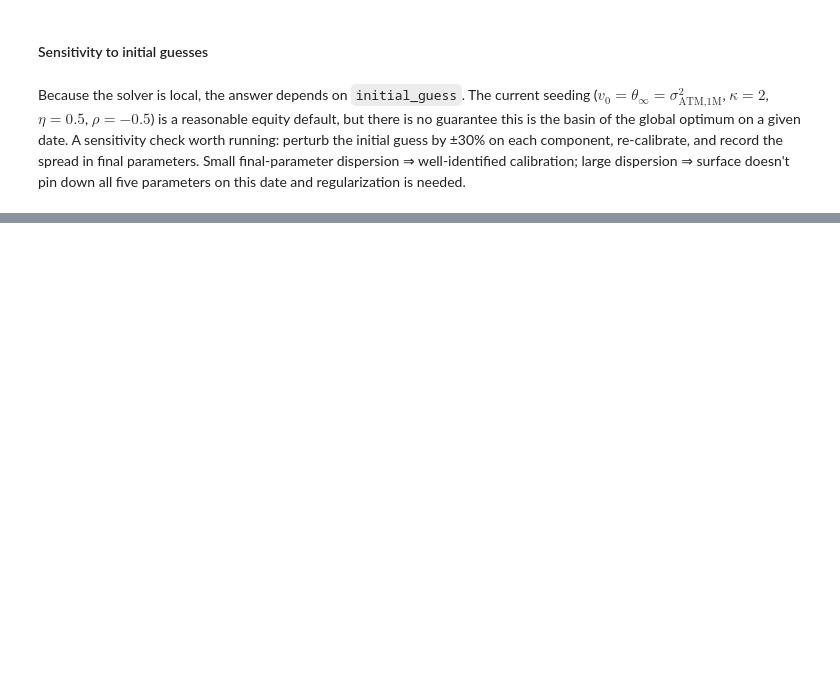
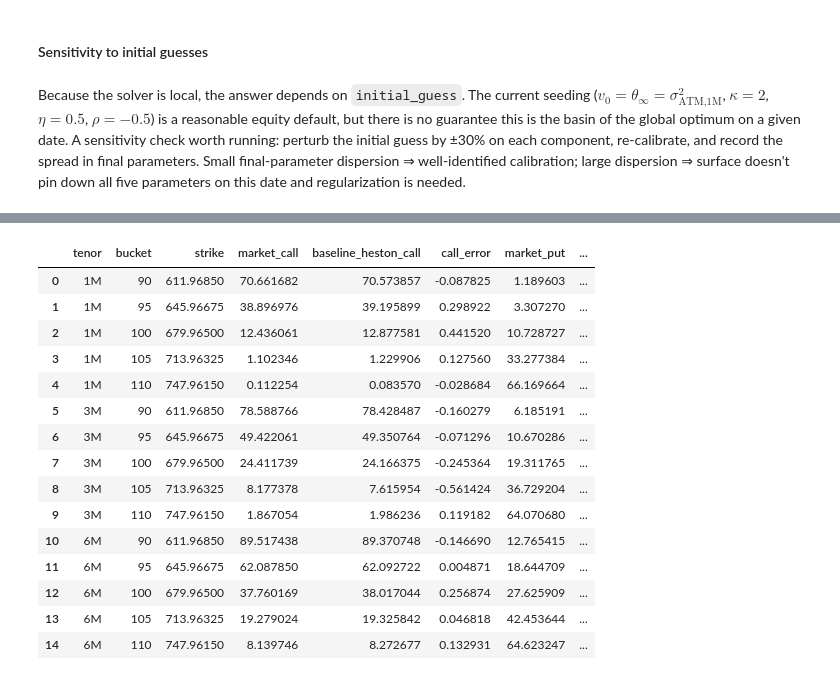
Before and after one commit to maa2420-cloud/heston_calibration_optimization_ipynb, a Jupyter notebook: heston_calibration.ipynb, the cells around one changed output, grey strips where cells are left out. Saved outputs shown, nothing was run; the diff lists cells and outputs as text; code cells hidden in the pictures; blank space fills up the shorter version.

```diff
--- a/heston_calibration.ipynb
+++ b/heston_calibration.ipynb
@@ -131,0 +484,58 @@ Small final-parameter dispersion ⇒ well-identified calibration; large dispersi
+# %%
+# Comparing baseline Heston prices against market-derived prices.
+
+spot = float(calibration_df["spot"].iloc[0])
+rate = float(calibration_df["rate"].iloc[0]) / 100.0
+div = float(calibration_df["div"].iloc[0]) / 100.0
+
+calibration_df["baseline_heston_call"] = heston_price_pyfeng(
+    strikes=calibration_df["strike"].values,
+    spot=spot,
+    texp=calibration_df["texp"].values,
+    rate=rate,
+    div=div,
+    params=baseline_params,
+    cp=1
+)
+
+calibration_df["baseline_heston_put"] = heston_price_pyfeng(
+    strikes=calibration_df["strike"].values,
+    spot=spot,
+    texp=calibration_df["texp"].values,
+    rate=rate,
+    div=div,
+    params=baseline_params,
+    cp=-1
+)
+
+calibration_df["call_error"] = calibration_df["baseline_heston_call"] - calibration_df["market_call"]
+calibration_df["put_error"] = calibration_df["baseline_heston_put"] - calibration_df["market_put"]
+
+calibration_df[[
+    "tenor",
+    "bucket",
+    "strike",
+    "market_call",
+    "baseline_heston_call",
+    "call_error",
+    "market_put",
+    "baseline_heston_put",
+    "put_error"
+]]
+# %% [output]
+|  | tenor | bucket | strike | market_call | baseline_heston_call | call_error | market_put | ... |
+| 0 | 1M | 90 | 611.96850 | 70.661682 | 70.573857 | -0.087825 | 1.189603 | ... |
+| 1 | 1M | 95 | 645.96675 | 38.896976 | 39.195899 | 0.298922 | 3.307270 | ... |
+| 2 | 1M | 100 | 679.96500 | 12.436061 | 12.877581 | 0.441520 | 10.728727 | ... |
+| 3 | 1M | 105 | 713.96325 | 1.102346 | 1.229906 | 0.127560 | 33.277384 | ... |
+| 4 | 1M | 110 | 747.96150 | 0.112254 | 0.083570 | -0.028684 | 66.169664 | ... |
+| 5 | 3M | 90 | 611.96850 | 78.588766 | 78.428487 | -0.160279 | 6.185191 | ... |
+| 6 | 3M | 95 | 645.96675 | 49.422061 | 49.350764 | -0.071296 | 10.670286 | ... |
+| 7 | 3M | 100 | 679.96500 | 24.411739 | 24.166375 | -0.245364 | 19.311765 | ... |
+| 8 | 3M | 105 | 713.96325 | 8.177378 | 7.615954 | -0.561424 | 36.729204 | ... |
+| 9 | 3M | 110 | 747.96150 | 1.867054 | 1.986236 | 0.119182 | 64.070680 | ... |
+| 10 | 6M | 90 | 611.96850 | 89.517438 | 89.370748 | -0.146690 | 12.765415 | ... |
+| 11 | 6M | 95 | 645.96675 | 62.087850 | 62.092722 | 0.004871 | 18.644709 | ... |
+| 12 | 6M | 100 | 679.96500 | 37.760169 | 38.017044 | 0.256874 | 27.625909 | ... |
+| 13 | 6M | 105 | 713.96325 | 19.279024 | 19.325842 | 0.046818 | 42.453644 | ... |
+| 14 | 6M | 110 | 747.96150 | 8.139746 | 8.272677 | 0.132931 | 64.623247 | ... |
```
Also changed, not shown: parts of 21 cells of this notebook.
